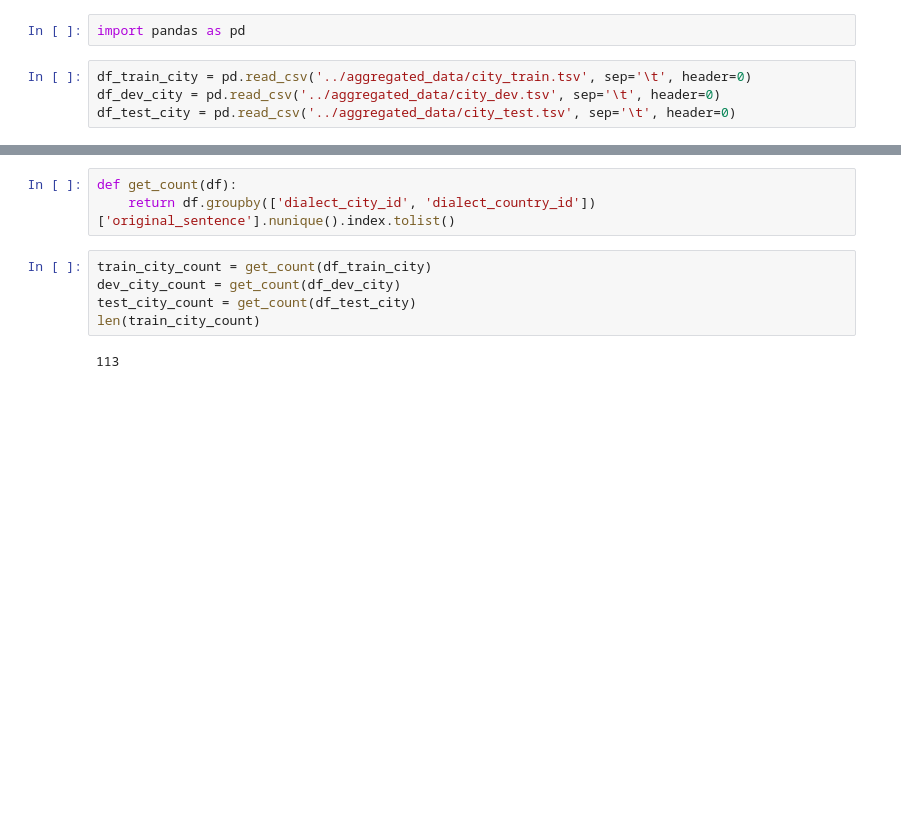
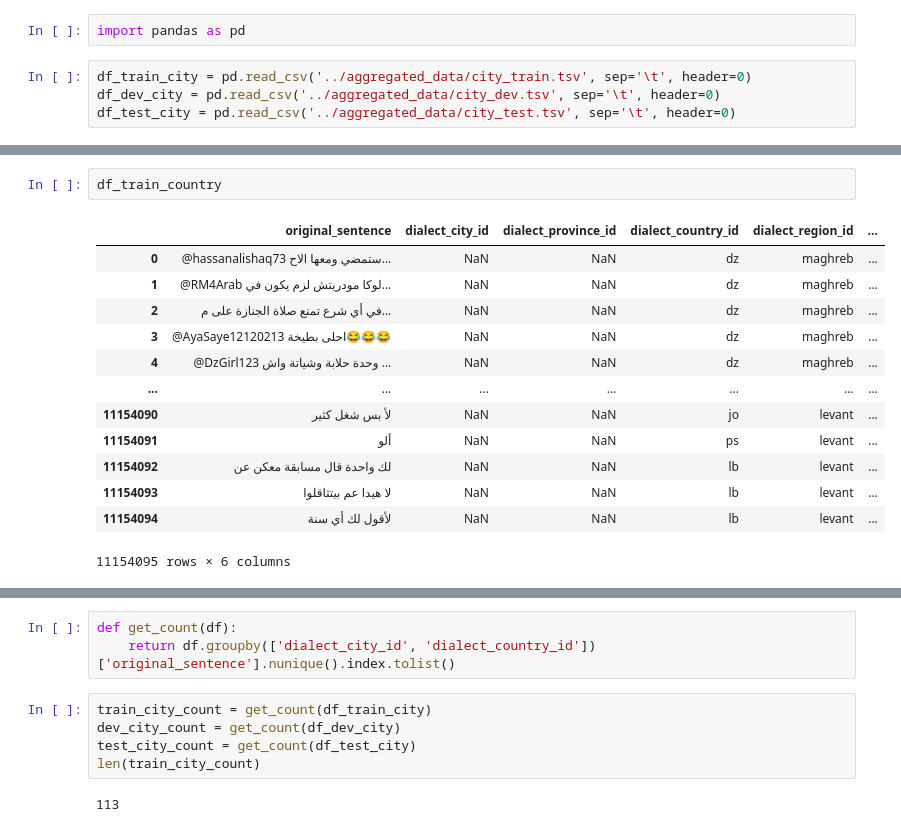
Before and after one commit to nurpeiis/Arabic-DID, a Jupyter notebook: notebooks/data_aggregated_analysis.ipynb, the cells around one changed output, grey strips where cells are left out. Cells and saved outputs as stored; diff of their text form; blank space fills up the shorter version.

```diff
--- a/notebooks/data_aggregated_analysis.ipynb
+++ b/notebooks/data_aggregated_analysis.ipynb
@@ -6,0 +26,16 @@ df_test_city = pd.read_csv('../aggregated_data/city_test.tsv', sep='\t', header=
+# %%
+df_train_country
+# %% [output]
+|  | original_sentence | dialect_city_id | dialect_province_id | dialect_country_id | dialect_region_id | ... |
+| 0 | @hassanalishaq73 ستمضي ومعها الاح... | NaN | NaN | dz | maghreb | ... |
+| 1 | @RM4Arab لوكا مودريتش لزم يكون في... | NaN | NaN | dz | maghreb | ... |
+| 2 | في أي شرع تمنع صلاة الجنازة على م... | NaN | NaN | dz | maghreb | ... |
+| 3 | @AyaSaye12120213 احلى بطيخة😂😂😂 | NaN | NaN | dz | maghreb | ... |
+| 4 | @DzGirl123 وحدة حلابة وشياتة واش ... | NaN | NaN | dz | maghreb | ... |
+| ... | ... | ... | ... | ... | ... | ... |
+| 11154090 | لأ بس شغل كثير | NaN | NaN | jo | levant | ... |
+| 11154091 | ألو | NaN | NaN | ps | levant | ... |
+| 11154092 | لك واحدة قال مسابقة معكن عن | NaN | NaN | lb | levant | ... |
+| 11154093 | لا هيدا عم بيتثاقلوا | NaN | NaN | lb | levant | ... |
+| 11154094 | لأقول لك أي سنة | NaN | NaN | lb | levant | ... |
+11154095 rows × 6 columns
```
Also changed, not shown: parts of 8 cells of this notebook, 3 other files.
